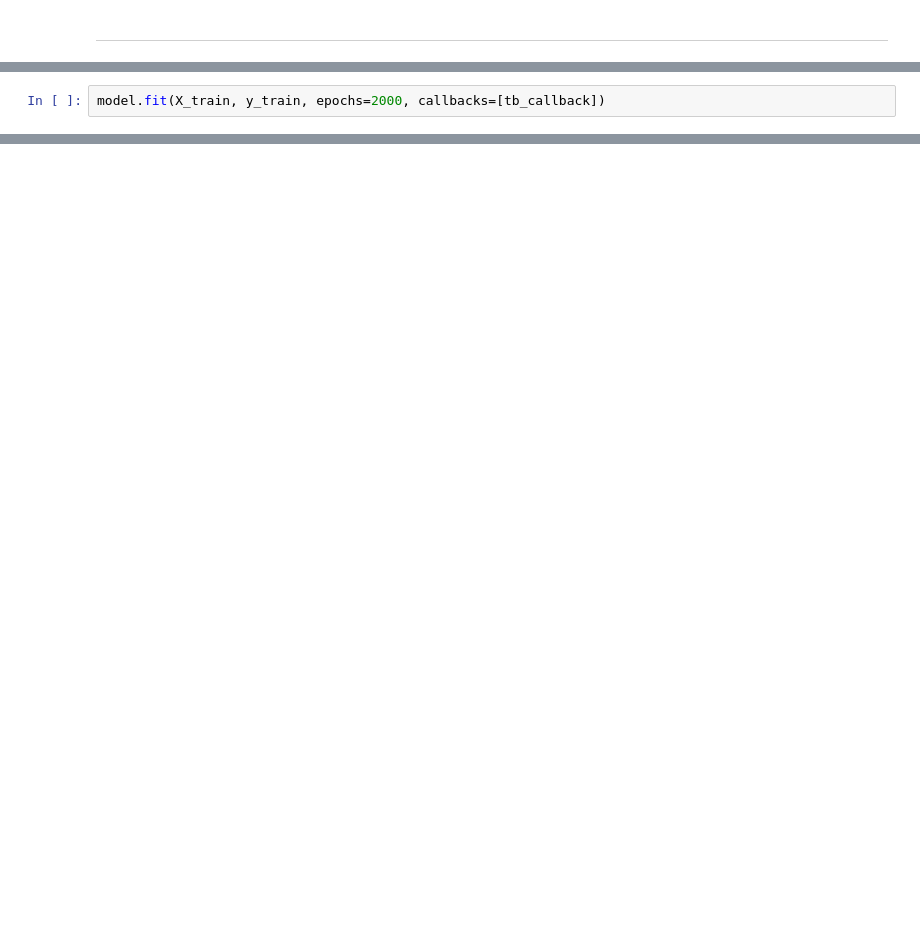
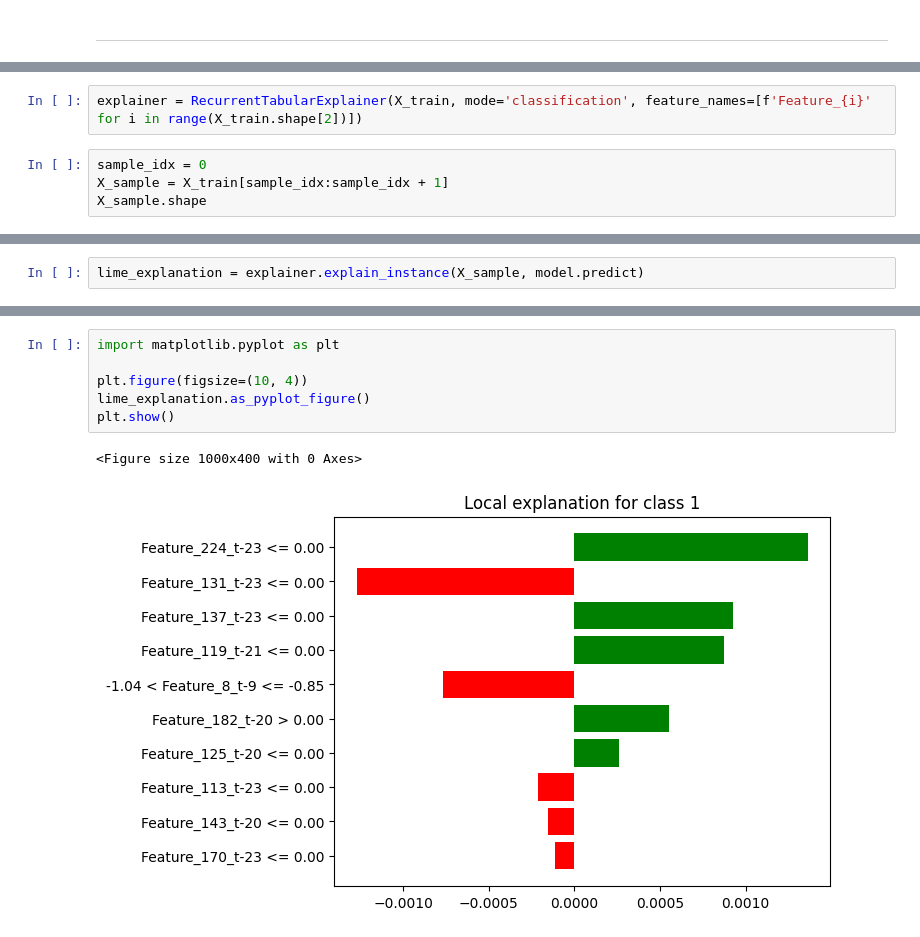
Before and after one commit to Oren93/sign_to_text, a Jupyter notebook: model_evaluation_karen.ipynb, the cells around one changed output, grey strips where cells are left out. Cells and saved outputs as stored; diff of their text form; blank space fills up the shorter version.

Commit message:
Included LIME in document

```diff
--- a/model_evaluation_karen.ipynb
+++ b/model_evaluation_karen.ipynb
@@ -343,2 +251,0 @@ a = np.hstack((a,c))
-# %%
-model.fit(X_train, y_train, epochs=2000, callbacks=[tb_callback])
@@ -351,0 +279,6 @@ model.summary()
+# %%
+explainer = RecurrentTabularExplainer(X_train, mode='classification', feature_names=[f'Feature_{i}' for i in range(X_train.shape[2])])
+# %%
+sample_idx = 0
+X_sample = X_train[sample_idx:sample_idx + 1]
+X_sample.shape
@@ -351,0 +308,2 @@ model.summary()
+# %%
+lime_explanation = explainer.explain_instance(X_sample, model.predict)
@@ -351,0 +312,9 @@ model.summary()
+# %%
+import matplotlib.pyplot as plt
+
+plt.figure(figsize=(10, 4))
+lime_explanation.as_pyplot_figure()
+plt.show()
+# %% [output]
+<Figure size 1000x400 with 0 Axes>
+[figure, added]
```
Also changed, not shown: parts of 31 cells of this notebook.
